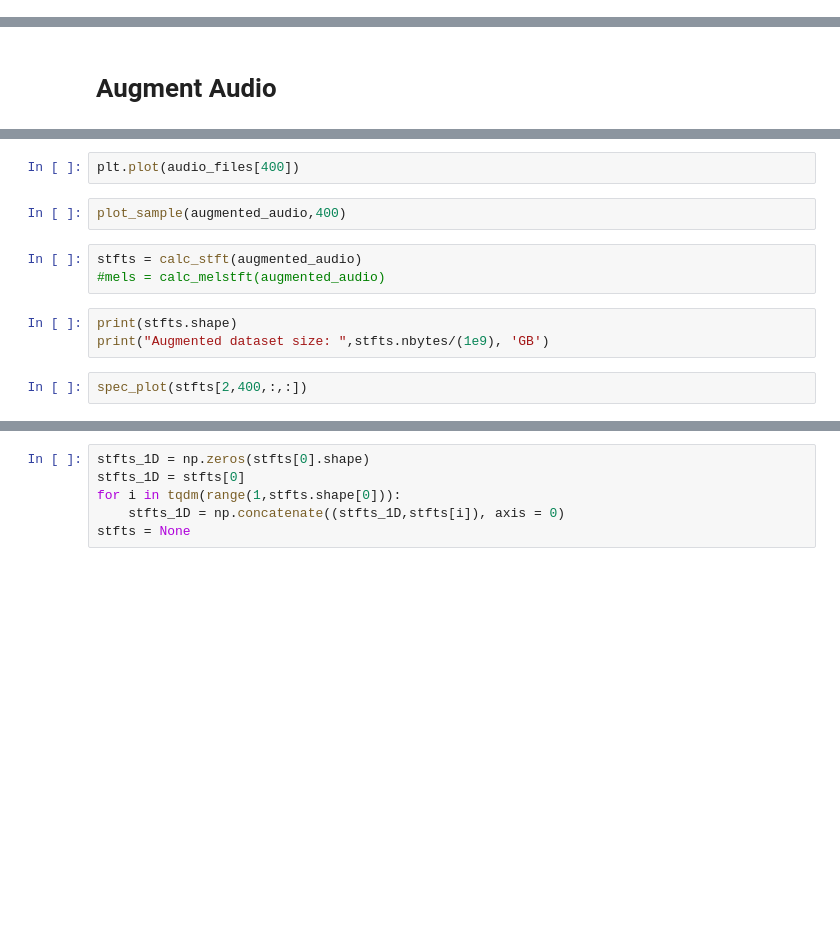
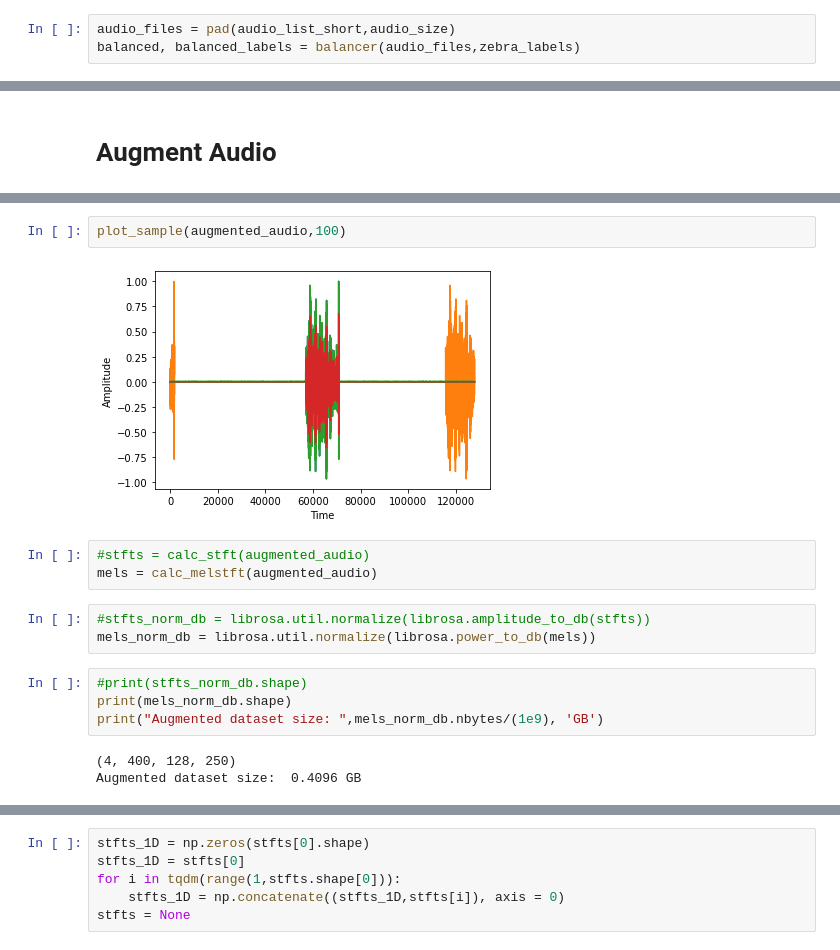
Before and after one commit to AleksandraPanfilova/Zebra_Project, a Jupyter notebook: Audio Load Example.ipynb, the cells around one changed output, grey strips where cells are left out. Saved outputs shown, nothing was run; the diff lists cells and outputs as text; blank space fills up the shorter version.

```diff
--- a/Audio Load Example.ipynb
+++ b/Audio Load Example.ipynb
@@ -48,0 +39,3 @@ Final class proportions:
+# %%
+audio_files = pad(audio_list_short,audio_size)
+balanced, balanced_labels = balancer(audio_files,zebra_labels)
@@ -68,12 +85,17 @@ print("Augmented dataset size: ",augmented_audio.nbytes/(1e9), 'GB')
-# %%
-plt.plot(audio_files[400])
 # %%
-plot_sample(augmented_audio,400)
+plot_sample(augmented_audio,100)
+# %% [output]
+[figure, added]
+# %%
+#stfts = calc_stft(augmented_audio)
+mels = calc_melstft(augmented_audio)
 # %%
-stfts = calc_stft(augmented_audio)
-#mels = calc_melstft(augmented_audio)
+#stfts_norm_db = librosa.util.normalize(librosa.amplitude_to_db(stfts))
+mels_norm_db = librosa.util.normalize(librosa.power_to_db(mels))
 # %%
-print(stfts.shape)
-print("Augmented dataset size: ",stfts.nbytes/(1e9), 'GB')
+#print(stfts_norm_db.shape)
+print(mels_norm_db.shape)
+print("Augmented dataset size: ",mels_norm_db.nbytes/(1e9), 'GB')
+# %% [output]
+(4, 400, 128, 250)
+Augmented dataset size:  0.4096 GB
-# %%
-spec_plot(stfts[2,400,:,:])
```
Also changed, not shown: parts of 16 cells of this notebook, 1 other file.
